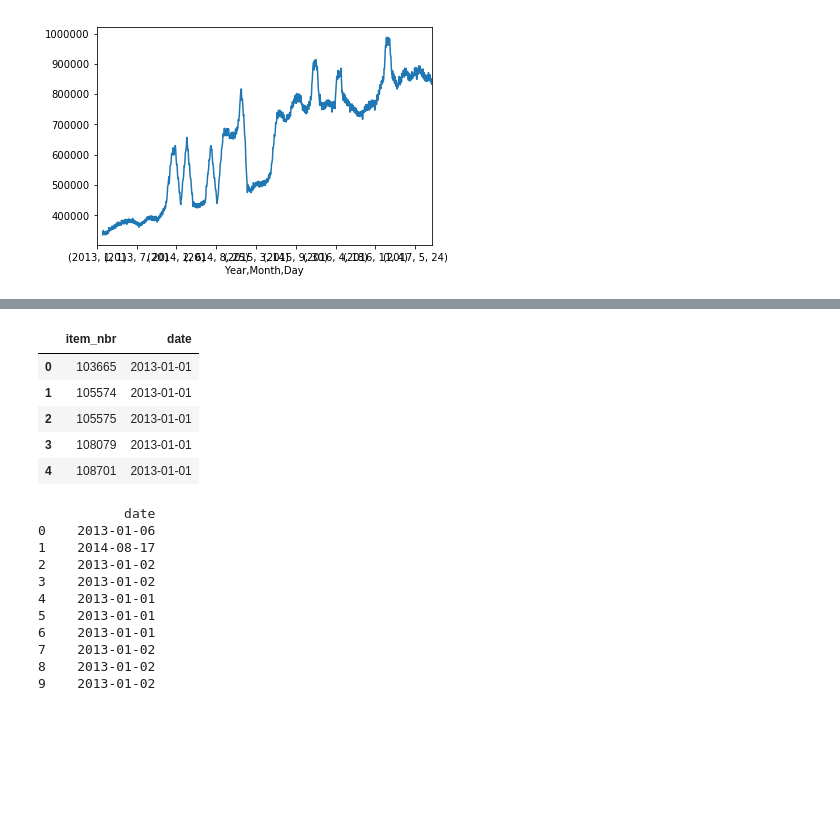
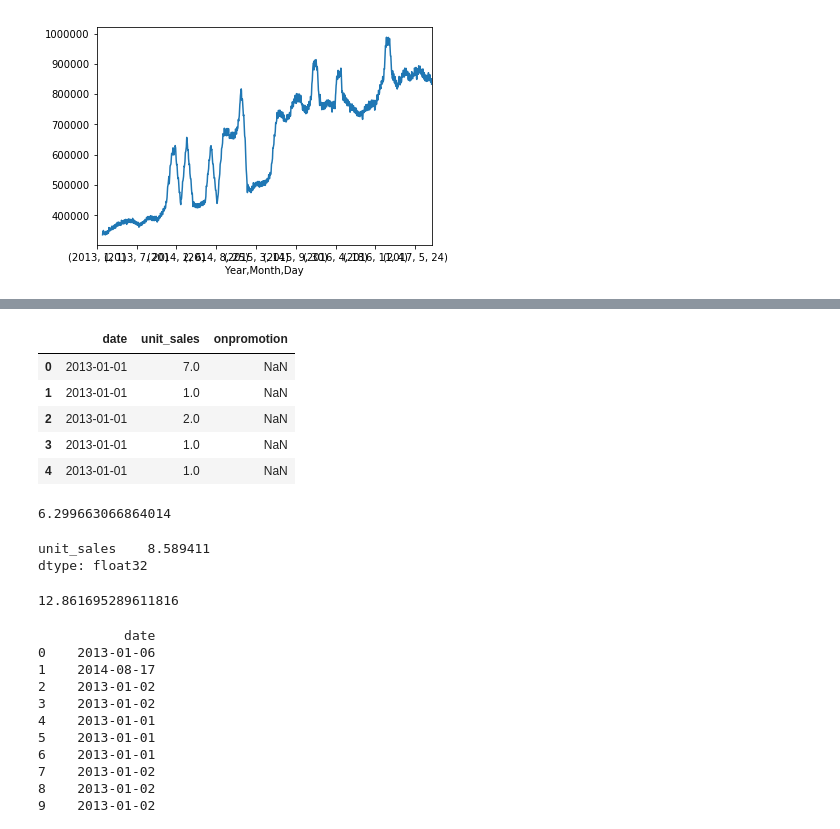
Before and after one commit to CornellDataScience/Kaggle-FA17, a Jupyter notebook: market/Jo/jo_sandbox.ipynb, the cells around one changed output, grey strips where cells are left out. Drawn from its saved outputs; the diff is of its cells as text; code cells hidden in the pictures; blank space fills up the shorter version.

```diff
--- a/market/Jo/jo_sandbox.ipynb
+++ b/market/Jo/jo_sandbox.ipynb
@@ -103,7 +88,7 @@ dtype_dict={"id":np.uint32,
             "unit_sales":np.float32
            }
 # %%
-train_part2=pd.read_csv("../csv/train.csv",dtype=dtype_dict,usecols=[1],parse_dates=[0])
+train_part2=pd.read_csv("../csv/train.csv",dtype=dtype_dict,usecols=[1, 4, 5],parse_dates=[0])
 # %%
 train_part1 = pd.read_csv("../csv/train.csv",dtype=dtype_dict,usecols=[3])
 # %%
@@ -111,11 +96,11 @@ train = pd.concat([train_part1.reset_index(drop=True), train_part2], axis=1)
 del(train_part1)
 del(train_part2)
 # %%
-train.head()
+train_part2.head()
 # %% [output]
-|  | item_nbr | date |
-| 0 | 103665 | 2013-01-01 |
-| 1 | 105574 | 2013-01-01 |
-| 2 | 105575 | 2013-01-01 |
-| 3 | 108079 | 2013-01-01 |
-| 4 | 108701 | 2013-01-01 |
+|  | date | unit_sales | onpromotion |
+| 0 | 2013-01-01 | 7.0 | NaN |
+| 1 | 2013-01-01 | 1.0 | NaN |
+| 2 | 2013-01-01 | 2.0 | NaN |
+| 3 | 2013-01-01 | 1.0 | NaN |
+| 4 | 2013-01-01 | 1.0 | NaN |
@@ -121,0 +109,4 @@ train.head()
+# %%
+train["unit_sales"].mean()
+# %% [output]
+6.299663066864014
@@ -122,3 +117,12 @@ train.head()
+# %%
+train[train["date"].isin(holiday["date"])].mean()
+# %% [output]
+unit_sales    8.589411
+dtype: float32
+# %%
+train[train["onpromotion"] == True]["unit_sales"].mean()
+# %% [output]
+12.861695289611816
 # %%
 first_dates = train.groupby(["item_nbr"]).first()
 # %%
```
Also changed, not shown: parts of 6 cells of this notebook, 20 other files.
